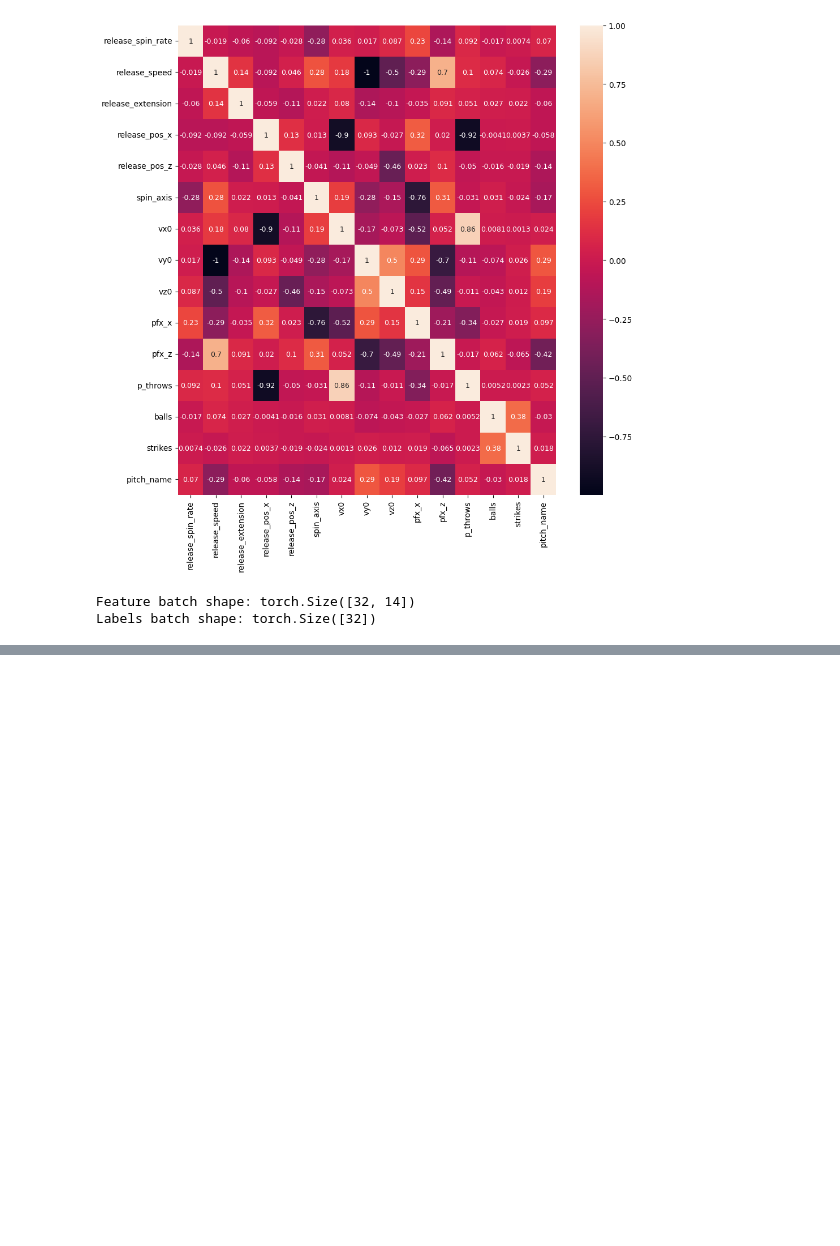
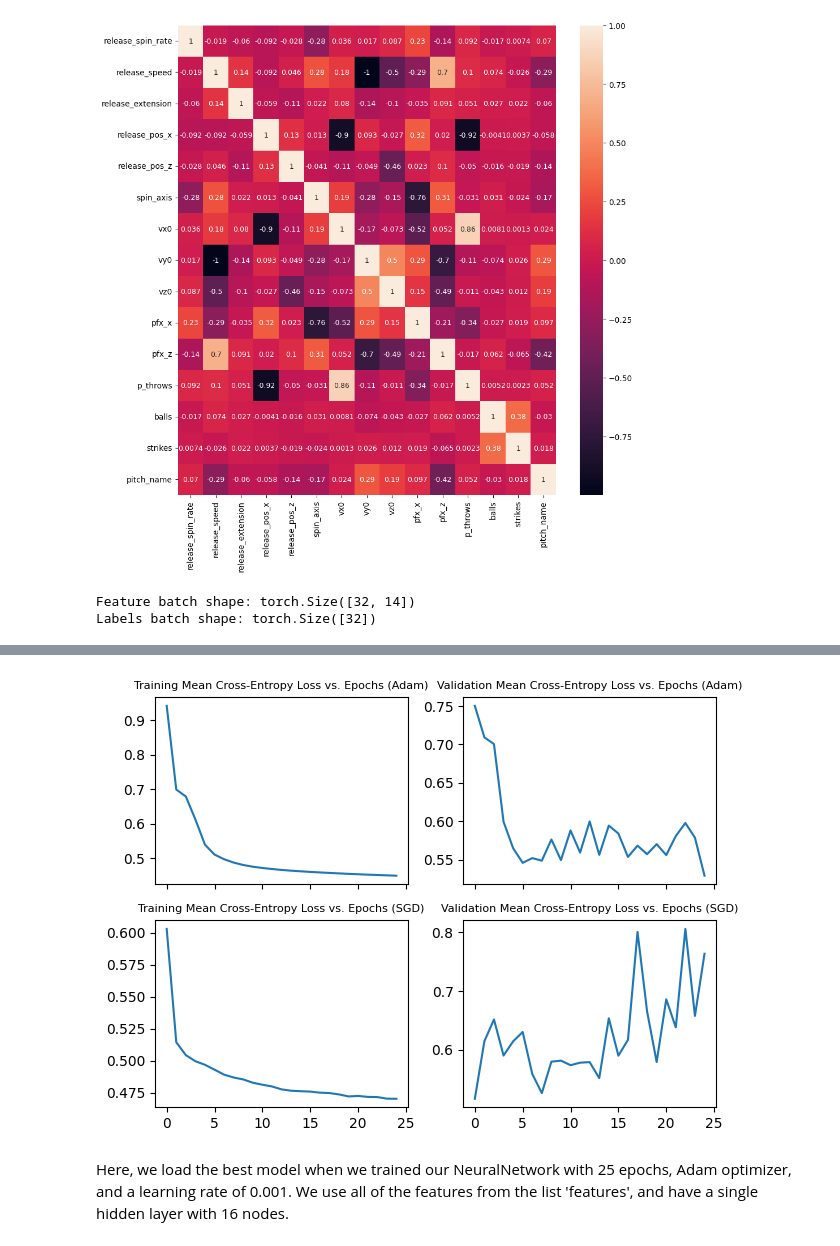
Before and after one commit to willcoomans5/mlb_predictions, a Jupyter notebook: mlb_game_data.ipynb, the cells around one changed output, grey strips where cells are left out. Saved outputs shown, nothing was run; the diff lists cells and outputs as text; code cells hidden in the pictures; blank space fills up the shorter version.

```diff
--- a/mlb_game_data.ipynb
+++ b/mlb_game_data.ipynb
@@ -329,9 +331,9 @@ class NeuralNetwork(nn.Module):
   def __init__(self):
     super().__init__()
     self.feedforward = nn.Sequential(
-        nn.Linear(14, 15, bias=True),
+        nn.Linear(14, 16, bias=True),
         nn.ReLU(),
-        nn.Linear(15, 17, bias=True),
+        nn.Linear(16, 17, bias=True),
     )
 
   def forward(self, x):
@@ -457,8 +471,8 @@ else:
     print('No GPU available, using the CPU instead.')
     device = torch.device('cpu')
 
-model = NeuralNetwork().to(device)
-print(model)
+adam_model = NeuralNetwork().to(device)
+print(adam_model)
 # %% [output]
 No GPU available, using the CPU instead.
 NeuralNetwork(
@@ -502,0 +485,7 @@ plt.plot(x, valid_losses, x, train_losses)
+# %%
+epochs = 25
+lr = 0.001
+
+optimizer = optim.Adam(adam_model.parameters(), lr=lr)
+
+adam_train_losses, adam_valid_losses = train_model(adam_model, train_dataloader, epochs, lr, optimizer, path + 'models/model0.pt')
@@ -502,0 +510,11 @@ plt.plot(x, valid_losses, x, train_losses)
+# %%
+sgd_model = NeuralNetwork().to(device)
+
+epochs = 25
+momentum = 0.9
+lr = 0.001
+
+
+optimizer = optim.SGD(sgd_model.parameters(), lr=lr, momentum=0.9)
+
+sgd_train_losses, sgd_valid_losses = train_model(sgd_model, train_dataloader, epochs, lr, optimizer, path + 'models/model1.pt')
@@ -502,0 +539,20 @@ plt.plot(x, valid_losses, x, train_losses)
+# %%
+x = range(epochs)
+
+fig, axs = plt.subplots(2, 2, sharex=True)
+
+axs[0, 0].plot(x, adam_train_losses)
+axs[0, 0].set_title('Training Mean Cross-Entropy Loss vs. Epochs (Adam)', fontsize=8)
+axs[0, 1].plot(x, adam_valid_losses)
+axs[0, 1].set_title('Validation Mean Cross-Entropy Loss vs. Epochs (Adam)', fontsize=8)
+
+axs[1, 0].plot(x, sgd_train_losses)
+axs[1, 0].set_title('Training Mean Cross-Entropy Loss vs. Epochs (SGD)', fontsize=8)
+axs[1, 1].plot(x, sgd_valid_losses)
+axs[1, 1].set_title('Validation Mean Cross-Entropy Loss vs. Epochs (SGD)', fontsize=8)
+
+plt.tight_layout()
+# %% [output]
+[figure, added]
+# %% [markdown]
+Here, we load the best model when we trained our NeuralNetwork with 25 epochs, Adam optimizer, and a learning rate of 0.001. We use all of the features from the list 'features', and have a single hidden layer with 16 nodes.
```
Also changed, not shown: parts of 20 cells of this notebook.
